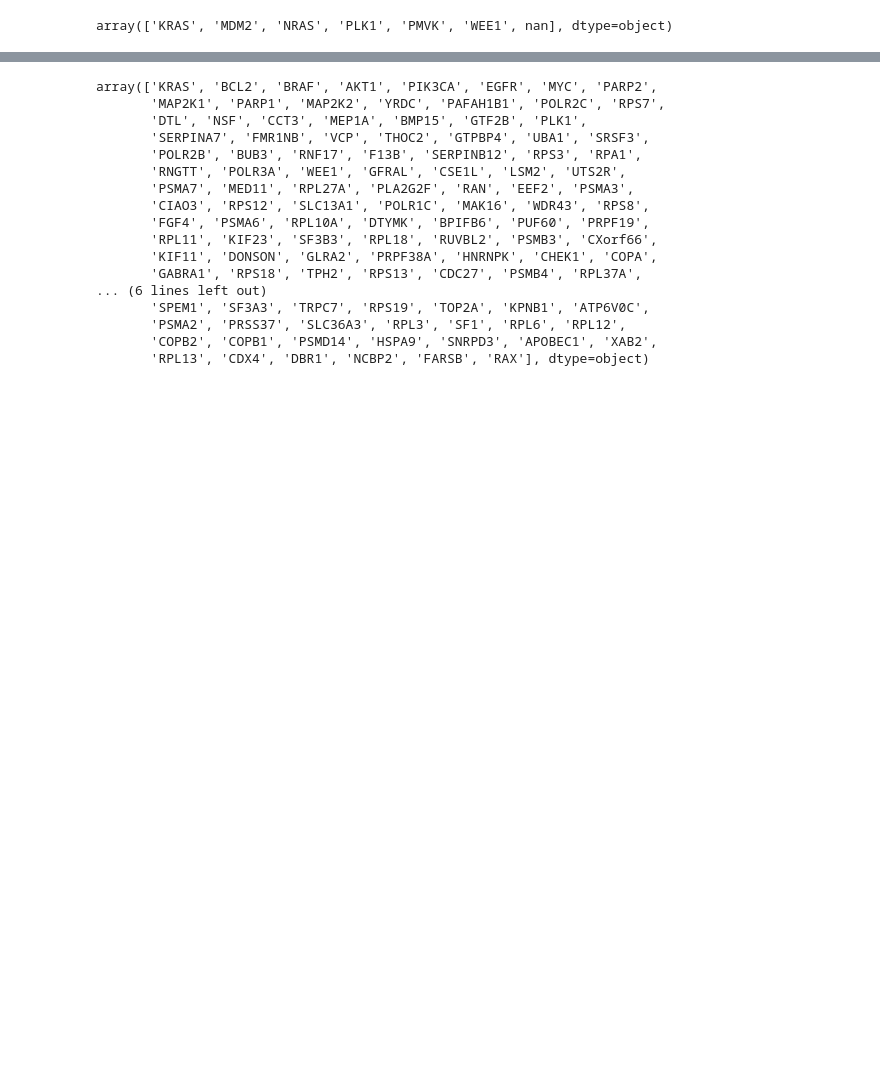
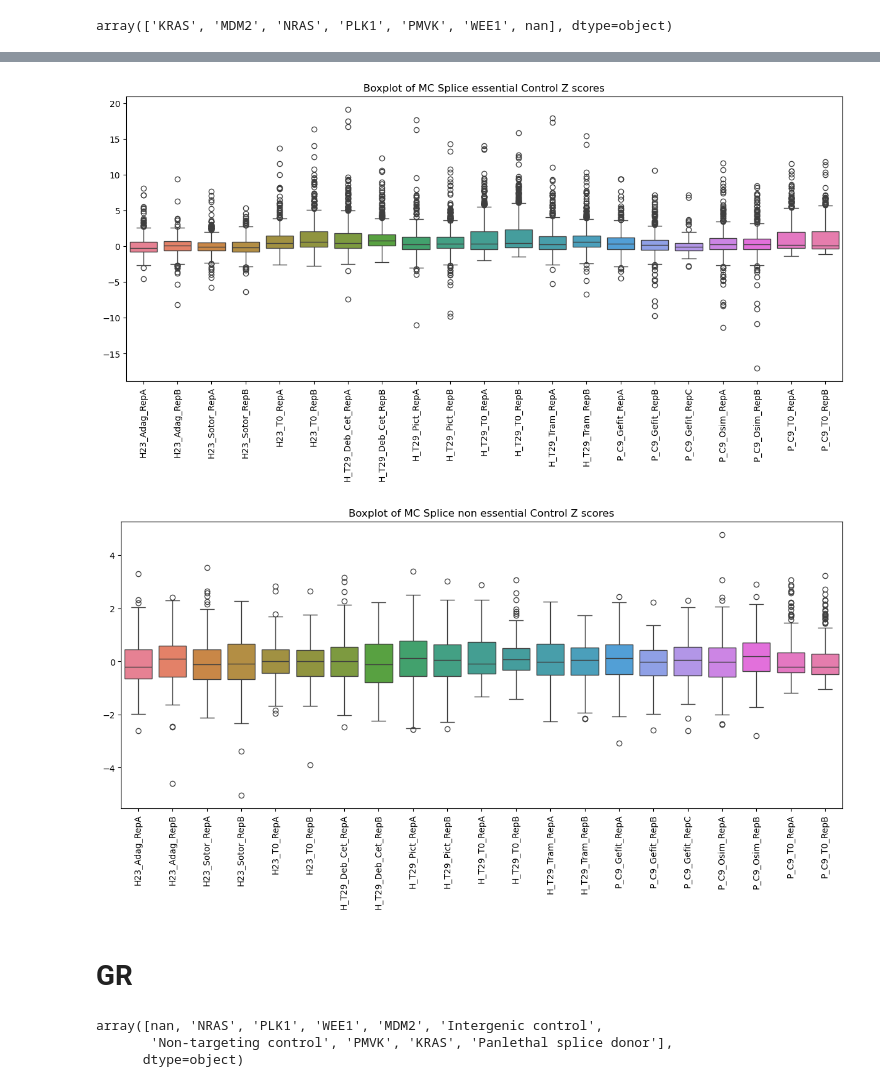
Before and after one commit to QuantitativeBiology/BECancerResistome, a Jupyter notebook: BECancerResistome/Quality Control/Quality Control.ipynb, the cells around one changed output, grey strips where cells are left out. Cells and saved outputs as stored; diff of their text form; code cells hidden in the pictures; blank space fills up the shorter version.

```diff
--- a/BECancerResistome/Quality Control/Quality Control.ipynb
+++ b/BECancerResistome/Quality Control/Quality Control.ipynb
@@ -116,21 +246,35 @@ array(['KRAS', 'MDM2', 'NRAS', 'PLK1', 'PMVK', 'WEE1', nan], dtype=object)
+# %%
+MC_z=pd.read_csv('/Users/joanacorreia/Desktop/Tese/Processed Tables/MC/MC_zscores.csv')
+MC_z=MC_z.merge(MC_QC, on=["Guide","Gene"],how='left')
+
+
+MC_z_splice_essential=MC_z[MC_z['sgRNA_type']== 'splice_essential']
+numeric_MC_z_splice_essential = MC_z_splice_essential.select_dtypes(include=['number'])
+
+plt.figure(figsize=(15, 6))
+sns.boxplot(data=numeric_MC_z_splice_essential)
+plt.xticks(rotation=90)
+plt.title("Boxplot of MC Splice essential Control Z scores")
+plt.show()
+
+MC_z_splice_non_essential=MC_z[MC_z['sgRNA_type']== 'splice_nonessential']
+numeric_MC_z_splice_non_essential = MC_z_splice_non_essential.select_dtypes(include=['number'])
+
+plt.figure(figsize=(15, 6))
+sns.boxplot(data=numeric_MC_z_splice_non_essential)
+plt.xticks(rotation=90)
+plt.title("Boxplot of MC Splice non essential Control Z scores")
+plt.show()
+# %% [output]
+[figure, added]
+[figure, added]
+# %% [markdown]
+# GR
 # %%
-MC=pd.read_csv('/Users/joanacorreia/Desktop/Tese/Processed Tables/MC/MC_processed.csv')
-MC['Gene'].unique()
+GR_A549=pd.read_csv('/Users/joanacorreia/Desktop/Tese/Processed Tables/GR/A549_ABE_CBE_MELJUSO_CBE/GR_A549_ABE_CBE_MELJUSO_CBE_Processed.csv')
-# %% [output]
-array(['KRAS', 'BCL2', 'BRAF', 'AKT1', 'PIK3CA', 'EGFR', 'MYC', 'PARP2',
-       'MAP2K1', 'PARP1', 'MAP2K2', 'YRDC', 'PAFAH1B1', 'POLR2C', 'RPS7',
-       'DTL', 'NSF', 'CCT3', 'MEP1A', 'BMP15', 'GTF2B', 'PLK1',
-       'SERPINA7', 'FMR1NB', 'VCP', 'THOC2', 'GTPBP4', 'UBA1', 'SRSF3',
-       'POLR2B', 'BUB3', 'RNF17', 'F13B', 'SERPINB12', 'RPS3', 'RPA1',
-       'RNGTT', 'POLR3A', 'WEE1', 'GFRAL', 'CSE1L', 'LSM2', 'UTS2R',
-       'PSMA7', 'MED11', 'RPL27A', 'PLA2G2F', 'RAN', 'EEF2', 'PSMA3',
-       'CIAO3', 'RPS12', 'SLC13A1', 'POLR1C', 'MAK16', 'WDR43', 'RPS8',
-       'FGF4', 'PSMA6', 'RPL10A', 'DTYMK', 'BPIFB6', 'PUF60', 'PRPF19',
-       'RPL11', 'KIF23', 'SF3B3', 'RPL18', 'RUVBL2', 'PSMB3', 'CXorf66',
-       'KIF11', 'DONSON', 'GLRA2', 'PRPF38A', 'HNRNPK', 'CHEK1', 'COPA',
-       'GABRA1', 'RPS18', 'TPH2', 'RPS13', 'CDC27', 'PSMB4', 'RPL37A',
-... (6 lines left out)
-       'SPEM1', 'SF3A3', 'TRPC7', 'RPS19', 'TOP2A', 'KPNB1', 'ATP6V0C',
-       'PSMA2', 'PRSS37', 'SLC36A3', 'RPL3', 'SF1', 'RPL6', 'RPL12',
-       'COPB2', 'COPB1', 'PSMD14', 'HSPA9', 'SNRPD3', 'APOBEC1', 'XAB2',
-       'RPL13', 'CDX4', 'DBR1', 'NCBP2', 'FARSB', 'RAX'], dtype=object)
+# %%
+GR_A549['Gene'].unique()
+# %% [output]
+array([nan, 'NRAS', 'PLK1', 'WEE1', 'MDM2', 'Intergenic control',
+       'Non-targeting control', 'PMVK', 'KRAS', 'Panlethal splice donor'],
+      dtype=object)
```
Also changed, not shown: parts of 19 cells of this notebook.
